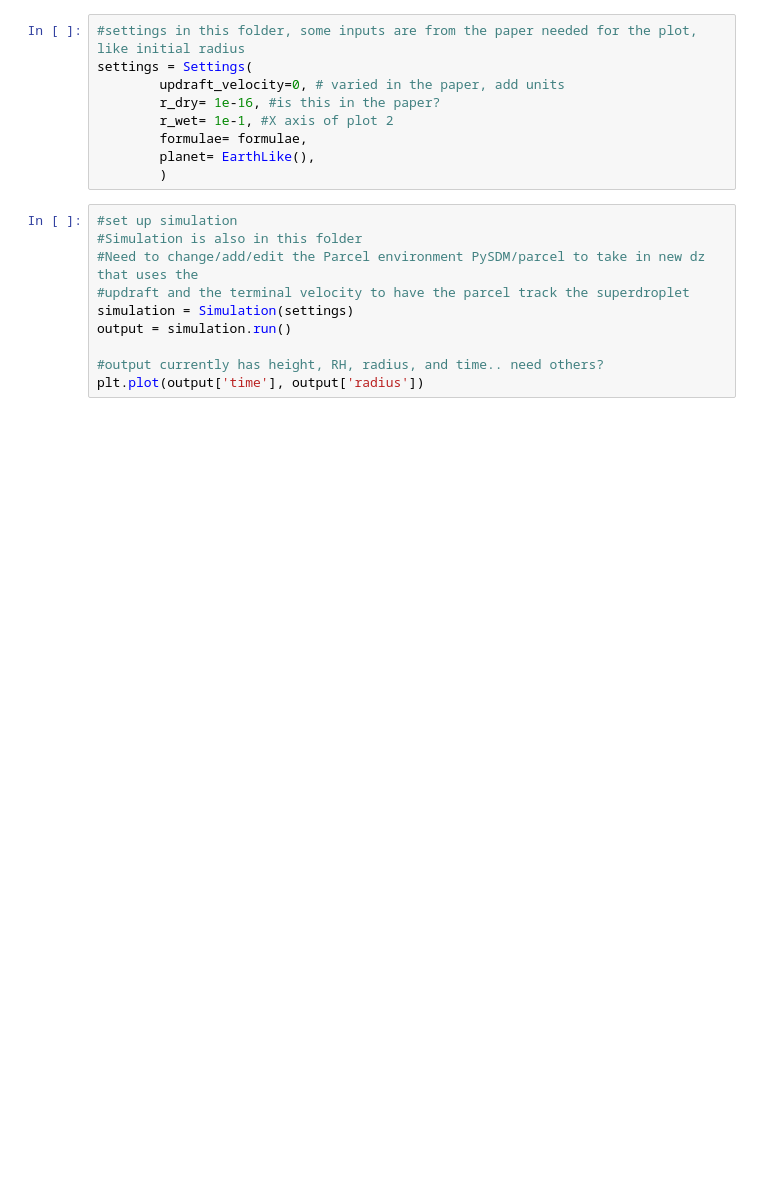
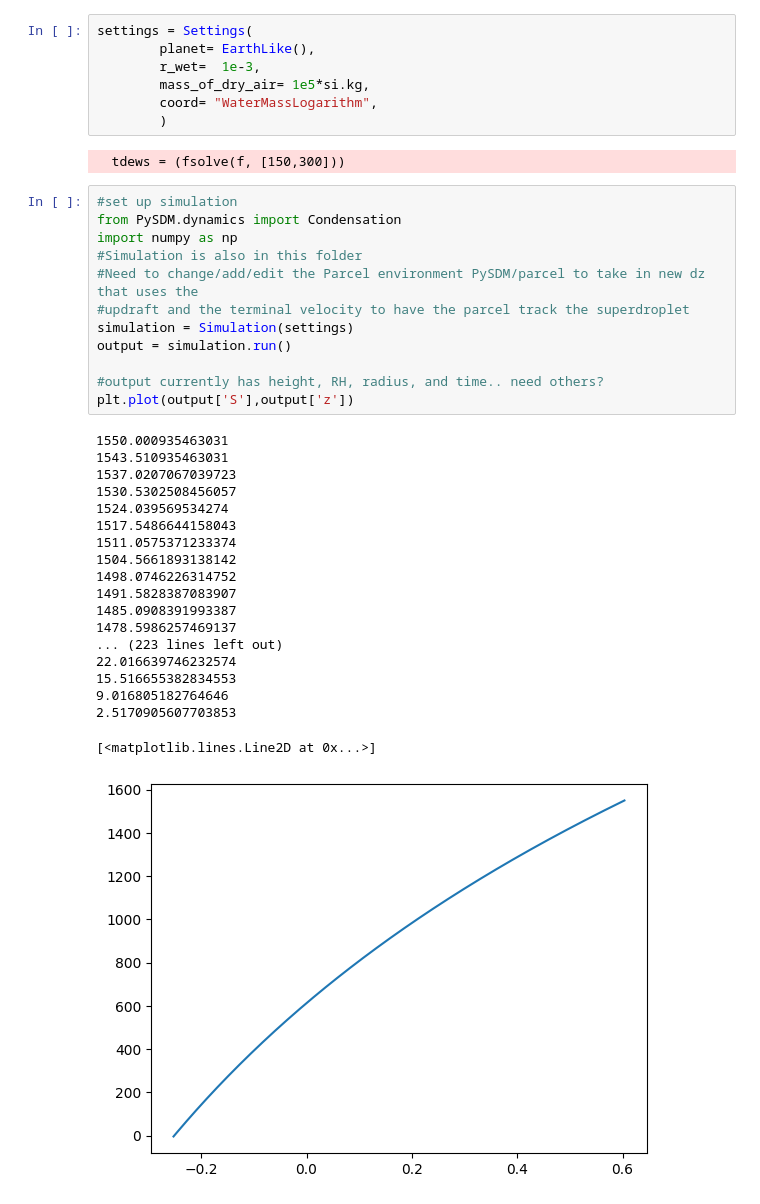
Before and after one commit to AlienRainEnjoyers/PySDM, a Jupyter notebook: examples/PySDM_examples/Loftus_and_Wordsworth_2021/figure_2.ipynb, the cells around one changed output. Saved outputs shown, nothing was run; the diff lists cells and outputs as text; blank space fills up the shorter version.

```diff
--- a/examples/PySDM_examples/Loftus_and_Wordsworth_2021/figure_2.ipynb
+++ b/examples/PySDM_examples/Loftus_and_Wordsworth_2021/figure_2.ipynb
@@ -33,19 +27,41 @@ TypeError: OblateSpheroid() takes no arguments
 # %%
-#settings in this folder, some inputs are from the paper needed for the plot, like initial radius
 settings = Settings(
-        updraft_velocity=0, # varied in the paper, add units
-        r_dry= 1e-16, #is this in the paper?
-        r_wet= 1e-1, #X axis of plot 2
-        formulae= formulae,
         planet= EarthLike(),
+        r_wet=  1e-3,
+        mass_of_dry_air= 1e5*si.kg,
+        coord= "WaterMassLogarithm",
         )
+# %% [output]
+  tdews = (fsolve(f, [150,300]))
 # %%
 #set up simulation
+from PySDM.dynamics import Condensation
+import numpy as np
 #Simulation is also in this folder
 #Need to change/add/edit the Parcel environment PySDM/parcel to take in new dz that uses the
 #updraft and the terminal velocity to have the parcel track the superdroplet
 simulation = Simulation(settings)
 output = simulation.run()
 
 #output currently has height, RH, radius, and time.. need others?
-plt.plot(output['time'], output['radius'])
+plt.plot(output['S'],output['z'])
+# %% [output]
+1550.000935463031
+1543.510935463031
+1537.0207067039723
+1530.5302508456057
+1524.039569534274
+1517.5486644158043
+1511.0575371233374
+1504.5661893138142
+1498.0746226314752
+1491.5828387083907
+1485.0908391993387
+1478.5986257469137
+... (223 lines left out)
+22.016639746232574
+15.516655382834553
+9.016805182764646
+2.5170905607703853
+[<matplotlib.lines.Line2D at 0x...>]
+[figure, added]
```
Also changed, not shown: parts of 4 cells of this notebook, 4 other files.
